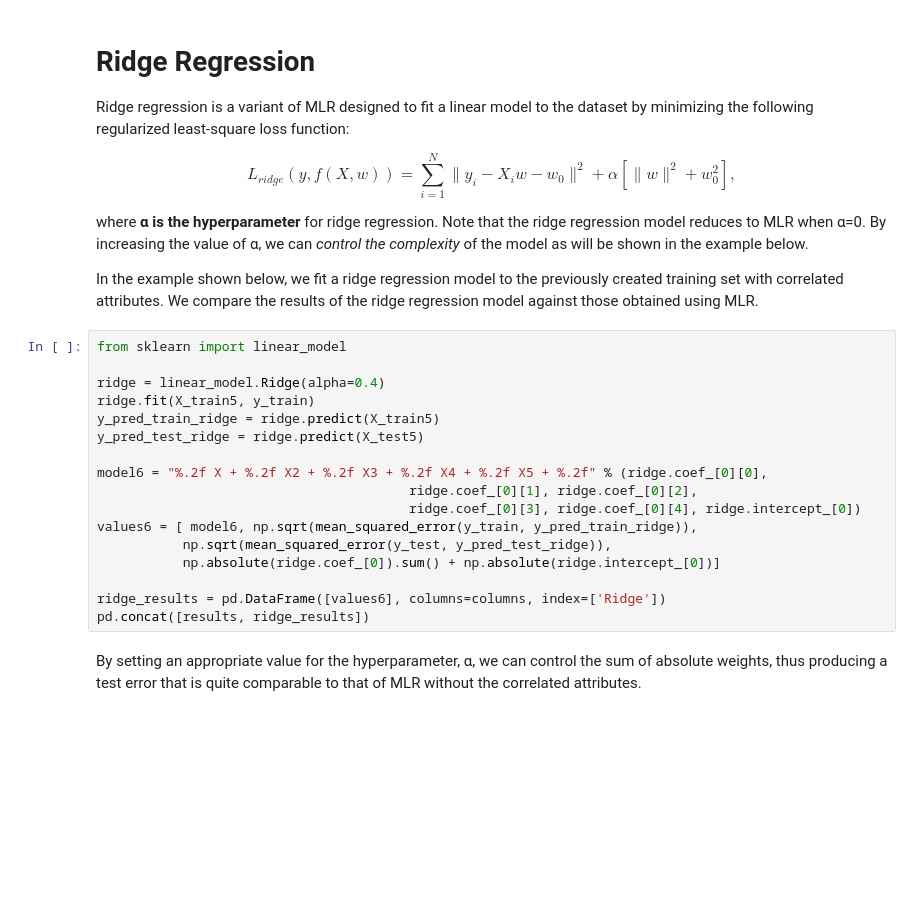
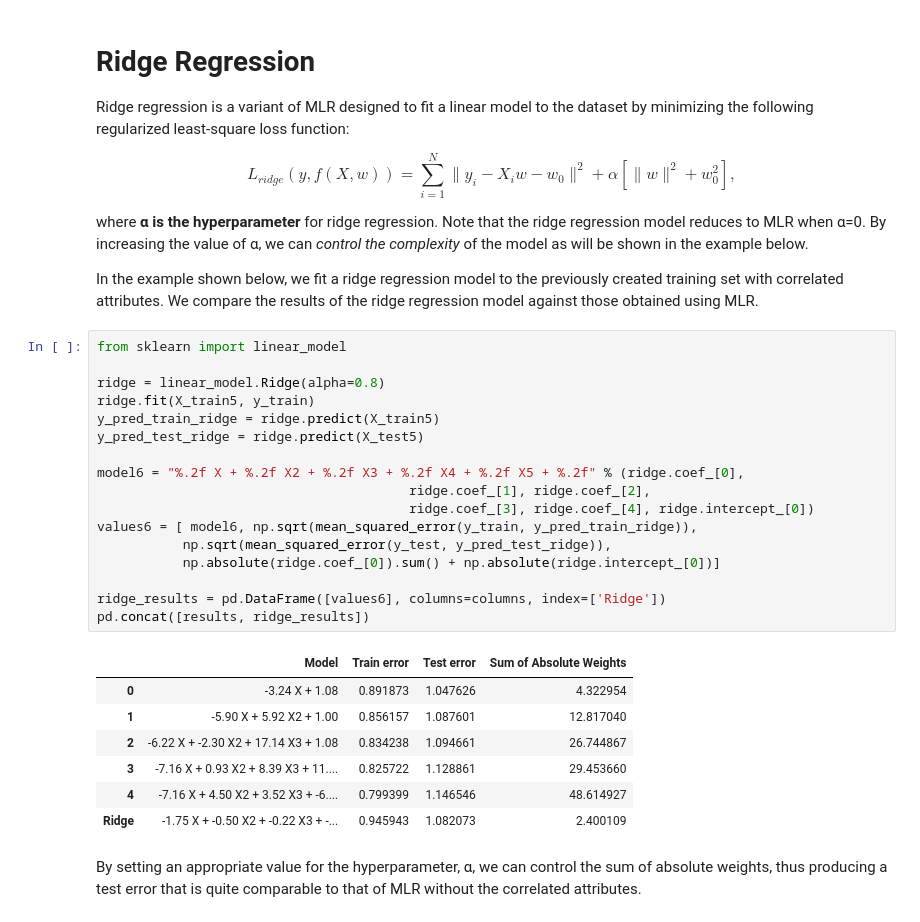
Before and after one commit to peterbmob/DHMVADoE, a Jupyter notebook: Excercises/MReg_and_more.ipynb, the cells around one changed output. Drawn from its saved outputs; the diff is of its cells as text; blank space fills up the shorter version.

```diff
--- a/Excercises/MReg_and_more.ipynb
+++ b/Excercises/MReg_and_more.ipynb
@@ -239,19 +264,27 @@ In the example shown below, we fit a ridge regression model to the previously cr
 # %%
 from sklearn import linear_model
 
-ridge = linear_model.Ridge(alpha=0.4)
+ridge = linear_model.Ridge(alpha=0.8)
 ridge.fit(X_train5, y_train)
 y_pred_train_ridge = ridge.predict(X_train5)
 y_pred_test_ridge = ridge.predict(X_test5)
 
-model6 = "%.2f X + %.2f X2 + %.2f X3 + %.2f X4 + %.2f X5 + %.2f" % (ridge.coef_[0][0],
-                                        ridge.coef_[0][1], ridge.coef_[0][2],
-                                        ridge.coef_[0][3], ridge.coef_[0][4], ridge.intercept_[0])
+model6 = "%.2f X + %.2f X2 + %.2f X3 + %.2f X4 + %.2f X5 + %.2f" % (ridge.coef_[0],
+                                        ridge.coef_[1], ridge.coef_[2],
+                                        ridge.coef_[3], ridge.coef_[4], ridge.intercept_[0])
 values6 = [ model6, np.sqrt(mean_squared_error(y_train, y_pred_train_ridge)),
            np.sqrt(mean_squared_error(y_test, y_pred_test_ridge)),
            np.absolute(ridge.coef_[0]).sum() + np.absolute(ridge.intercept_[0])]
 
 ridge_results = pd.DataFrame([values6], columns=columns, index=['Ridge'])
 pd.concat([results, ridge_results])
+# %% [output]
+|  | Model | Train error | Test error | Sum of Absolute Weights |
+| 0 | -3.24 X + 1.08 | 0.891873 | 1.047626 | 4.322954 |
+| 1 | -5.90 X + 5.92 X2 + 1.00 | 0.856157 | 1.087601 | 12.817040 |
+| 2 | -6.22 X + -2.30 X2 + 17.14 X3 + 1.08 | 0.834238 | 1.094661 | 26.744867 |
+| 3 | -7.16 X + 0.93 X2 + 8.39 X3 + 11.... | 0.825722 | 1.128861 | 29.453660 |
+| 4 | -7.16 X + 4.50 X2 + 3.52 X3 + -6.... | 0.799399 | 1.146546 | 48.614927 |
+| Ridge | -1.75 X + -0.50 X2 + -0.22 X3 + -... | 0.945943 | 1.082073 | 2.400109 |
 # %% [markdown]
 By setting an appropriate value for the hyperparameter,  α, we can control the sum of absolute weights, thus producing a test error that is quite comparable to that of MLR without the correlated attributes.
```
Also changed, not shown: parts of 13 cells of this notebook.
